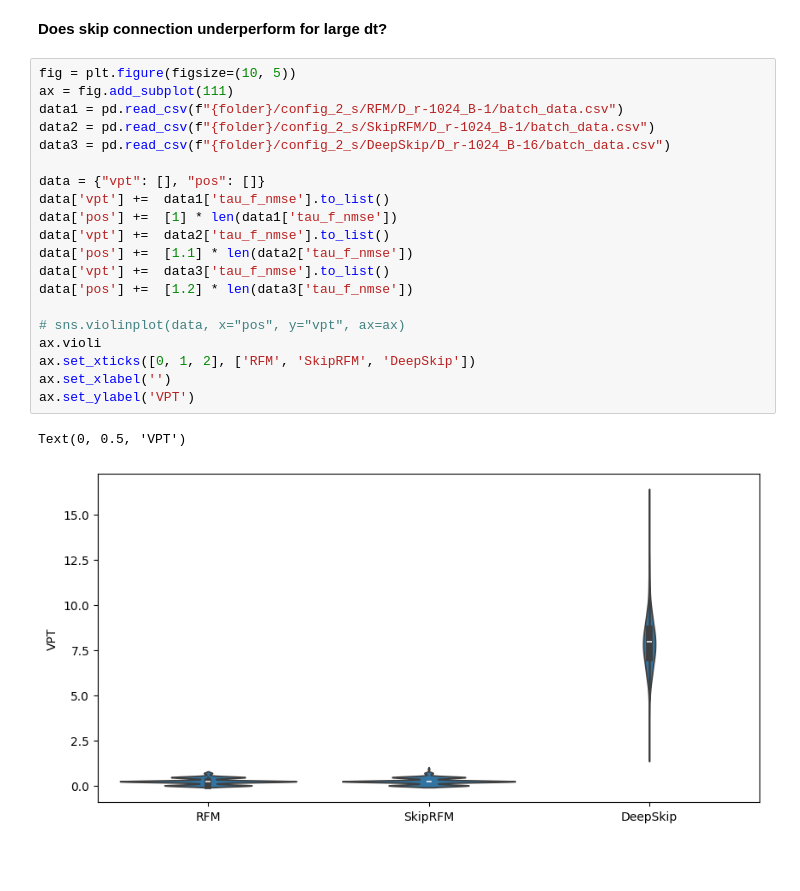
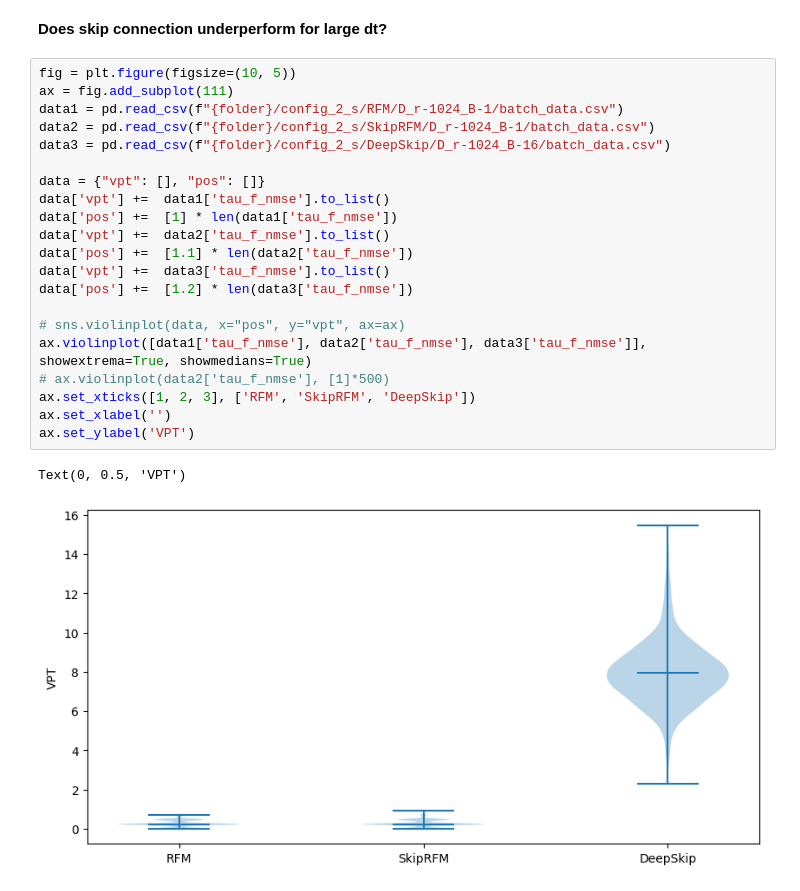
Before and after one commit to pinakm9/DeepRFM, a Jupyter notebook: notebooks/L63.ipynb, the cells around one changed output. Cells and saved outputs as stored; diff of their text form; blank space fills up the shorter version.

```diff
--- a/notebooks/L63.ipynb
+++ b/notebooks/L63.ipynb
@@ -115,23 +124,24 @@ plt.savefig(f'../data/plots/{dynamical_system}-{config}-vpt-violin.png', bbox_in
 # %%
 fig = plt.figure(figsize=(10, 5))
 ax = fig.add_subplot(111)
 data1 = pd.read_csv(f"{folder}/config_2_s/RFM/D_r-1024_B-1/batch_data.csv")
 data2 = pd.read_csv(f"{folder}/config_2_s/SkipRFM/D_r-1024_B-1/batch_data.csv")
 data3 = pd.read_csv(f"{folder}/config_2_s/DeepSkip/D_r-1024_B-16/batch_data.csv")
 
 data = {"vpt": [], "pos": []}
 data['vpt'] +=  data1['tau_f_nmse'].to_list()
 data['pos'] +=  [1] * len(data1['tau_f_nmse'])
 data['vpt'] +=  data2['tau_f_nmse'].to_list()
 data['pos'] +=  [1.1] * len(data2['tau_f_nmse'])
 data['vpt'] +=  data3['tau_f_nmse'].to_list()
 data['pos'] +=  [1.2] * len(data3['tau_f_nmse'])
 
 # sns.violinplot(data, x="pos", y="vpt", ax=ax)
-ax.violi
-ax.set_xticks([0, 1, 2], ['RFM', 'SkipRFM', 'DeepSkip'])
+ax.violinplot([data1['tau_f_nmse'], data2['tau_f_nmse'], data3['tau_f_nmse']], showextrema=True, showmedians=True)
+# ax.violinplot(data2['tau_f_nmse'], [1]*500)
+ax.set_xticks([1, 2, 3], ['RFM', 'SkipRFM', 'DeepSkip'])
 ax.set_xlabel('')
 ax.set_ylabel('VPT')
 # %% [output]
 Text(0, 0.5, 'VPT')
-[figure, old version]
+[figure, new version]
```
Also changed, not shown: parts of 1 cell of this notebook, 9 other files.
